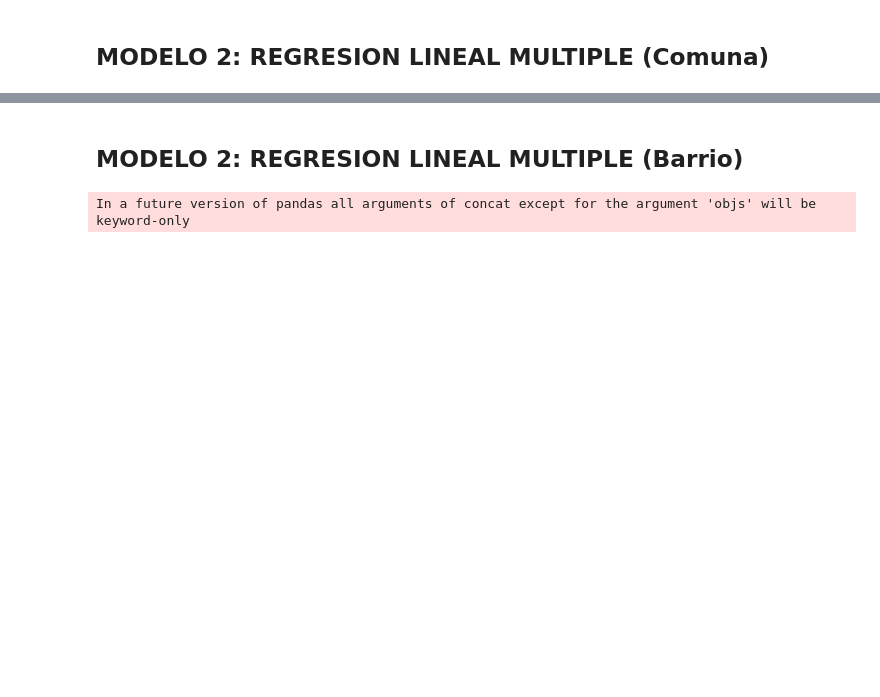
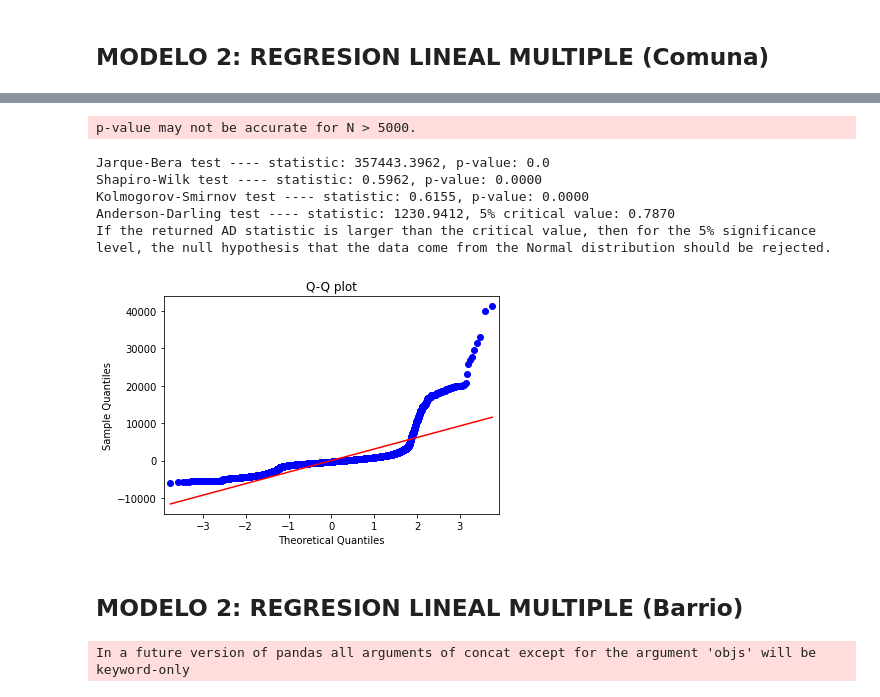
Before and after one commit to snjauregui/notebooks, a Jupyter notebook: TP2_Properati.ipynb, the cells around one changed output, grey strips where cells are left out. Cells and saved outputs as stored; diff of their text form; code cells hidden in the pictures; blank space fills up the shorter version.

```diff
--- a/TP2_Properati.ipynb
+++ b/TP2_Properati.ipynb
@@ -90,3 +50,27 @@ Setup Complete
+# %%
+from scipy import stats
+
+def normality_of_residuals_test(model):
+    '''
+    Function for drawing the normal QQ-plot of the residuals and running 4 statistical tests to
+    investigate the normality of residuals.
+
+    Arg:
+    * model - fitted OLS models from statsmodels
+    '''
+    sm.ProbPlot(model.resid).qqplot(line='s');
+    plt.title('Q-Q plot');
+
+    jb = stats.jarque_bera(model.resid)
+    sw = stats.shapiro(model.resid)
+    ad = stats.anderson(model.resid, dist='norm')
+    ks = stats.kstest(model.resid, 'norm')
+
+    print(f'Jarque-Bera test ---- statistic: {jb[0]:.4f}, p-value: {jb[1]}')
+    print(f'Shapiro-Wilk test ---- statistic: {sw[0]:.4f}, p-value: {sw[1]:.4f}')
+    print(f'Kolmogorov-Smirnov test ---- statistic: {ks.statistic:.4f}, p-value: {ks.pvalue:.4f}')
+    print(f'Anderson-Darling test ---- statistic: {ad.statistic:.4f}, 5% critical value: {ad.critical_values[2]:.4f}')
+    print('If the returned AD statistic is larger than the critical value, then for the 5% significance level, the null hypothesis that the data come from the Normal distribution should be rejected. ')
 # %% [markdown]
 ## Load data
 # %%
@@ -1123,6 +1202,16 @@ OLS Regression Results
 | Kurtosis: | 28.769 | Cond. No. | 22.3 |
 Notes:
 [1] Standard Errors assume that the covariance matrix of the errors is correctly specified.
+# %%
+normality_of_residuals_test(model)
+# %% [output]
+p-value may not be accurate for N > 5000.
+Jarque-Bera test ---- statistic: 357443.3962, p-value: 0.0
+Shapiro-Wilk test ---- statistic: 0.5962, p-value: 0.0000
+Kolmogorov-Smirnov test ---- statistic: 0.6155, p-value: 0.0000
+Anderson-Darling test ---- statistic: 1230.9412, 5% critical value: 0.7870
+If the returned AD statistic is larger than the critical value, then for the 5% significance level, the null hypothesis that the data come from the Normal distribution should be rejected.
+[figure, added]
 # %% [markdown]
 ## MODELO 2: REGRESION LINEAL MULTIPLE (Barrio)
 # %%
```
Also changed, not shown: parts of 84 cells of this notebook.
